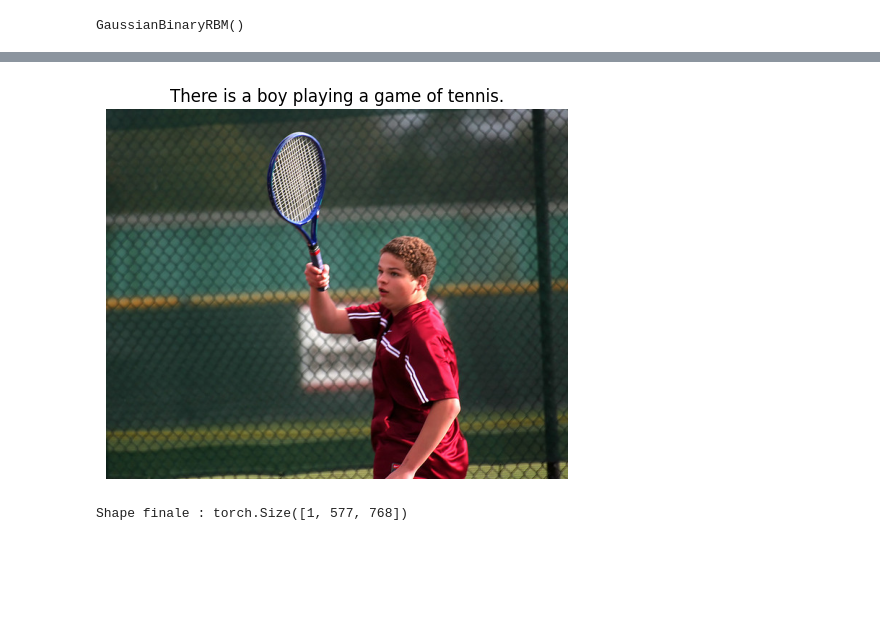
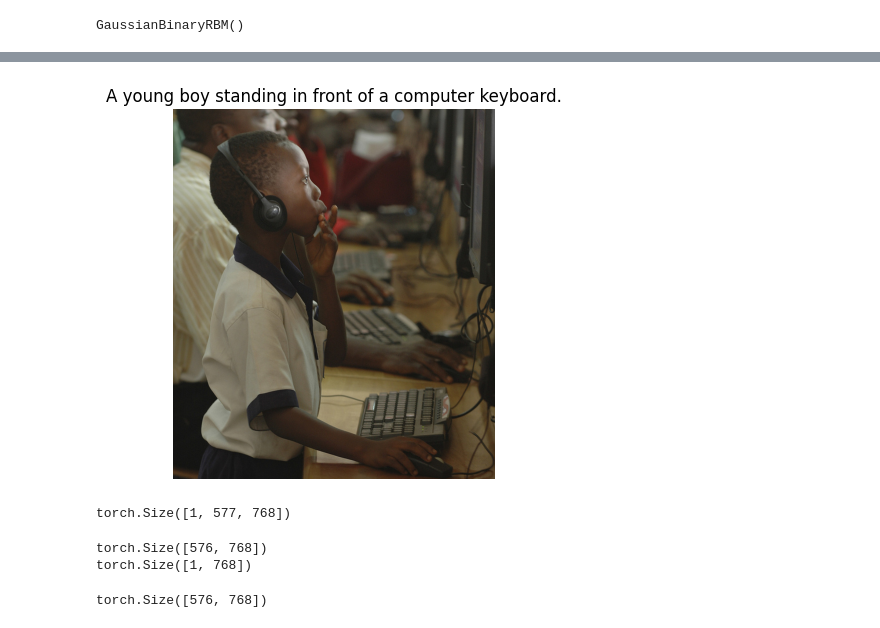
Before and after one commit to Faj1223/BLIP-RBM, a Jupyter notebook: notebooks/test_BLIP.ipynb, the cells around one changed output, grey strips where cells are left out. Cells and saved outputs as stored; diff of their text form; code cells hidden in the pictures; blank space fills up the shorter version.

```diff
--- a/notebooks/test_BLIP.ipynb
+++ b/notebooks/test_BLIP.ipynb
@@ -527,32 +533,32 @@ Epoch 100/100 - Température actuelle : 1559.6492
 # %%
 import requests
 from PIL import Image
 from io import BytesIO
 import matplotlib.pyplot as plt
 
 # Prendre l'image et les captions à l'index 800
-test_image = dataset[800]
+test_image = dataset[3]
 
 # Récupérer l'URL de l'image
 img_url = test_image["coco_url"]
 
 # Télécharger l'image
 response = requests.get(img_url)
 image = Image.open(BytesIO(response.content)).convert("RGB")
 
 # Récupérer les légendes
 captions = test_image["captions"]
 
 # Afficher l'image avec sa première légende
 plt.imshow(image)
 plt.title(captions[0])
 plt.axis('off')
 plt.show()
 # %% [output]
-[figure, old version]
+[figure, new version]
 # %%
 # Charger l'image
-img_url = dataset[800]["coco_url"]
+img_url = dataset[3]["coco_url"]
 image = Image.open(BytesIO(requests.get(img_url).content)).convert("RGB")
 
 # Préparer l'image pour BLIP
@@ -562,22 +568,30 @@ inputs = processor(images=image, return_tensors="pt").to(model.device)
 with torch.no_grad():
     vision_outputs = model.vision_model(pixel_values=inputs["pixel_values"])
     embeddings = vision_outputs.last_hidden_state
-    cls_embedding = embeddings[:, 0, :]  # [CLS] token
+    print(embeddings.size())
+    cls_embedding_t = embeddings[:, 0, :]  # [CLS] token
+# %% [output]
+torch.Size([1, 577, 768])
-# %%
-cls_embedding = cls_embedding.detach()  #  for safety
-generated_tokens = []
-
-for _ in range(577):
-    with torch.no_grad():
-        out = RBM.forward(cls_embedding)  # output shape: [1, 768]
-        generated_tokens.append(out)
-        cls_embedding = RBM.fast_persistent_contrastive_divergence(out, persistent_v=None, k=3, lr=0.01)
-# Concaténer tous les vecteurs sur la dimension 0 → [577, 768]
-generated_embeddings = torch.cat(generated_tokens, dim=0)
-
-# Ajouter la dimension batch → [1, 577, 768]
-generated_embeddings = generated_embeddings.unsqueeze(0)
-
-print("Shape finale :", generated_embeddings.shape)
-# %% [output]
-Shape finale : torch.Size([1, 577, 768])
+# %%
+# embeddings a une shape [1, 577, 768] → 1 batch, 577 tokens (1 CLS + 576 patches), 768 dim
+patch_embeddings_t = embeddings[:, 1:, :]         # shape [1, 576, 768]
+patch_embeddings = patch_embeddings_t.squeeze(0)  # shape [576, 768]
+
+cls_embedding_t = embeddings[:, 0, :]             # shape [1, 768]
+print(patch_embeddings.size())
+print(cls_embedding.size())
+# %% [output]
+torch.Size([576, 768])
+torch.Size([1, 768])
+# %%
+# patch_embeddings: [576, 768]
+patch_embeddings = patch_embeddings.to(RBM_patch.device)
+
+# Reconstruction par la RBM
+# Correct et propre :
+new_patch_embeddings = RBM_patch.forward(patch_embeddings, iter=1)
+
+
+print(new_patch_embeddings.shape)  # [576, 768]
+# %% [output]
+torch.Size([576, 768])
```
Also changed, not shown: parts of 16 cells of this notebook.
